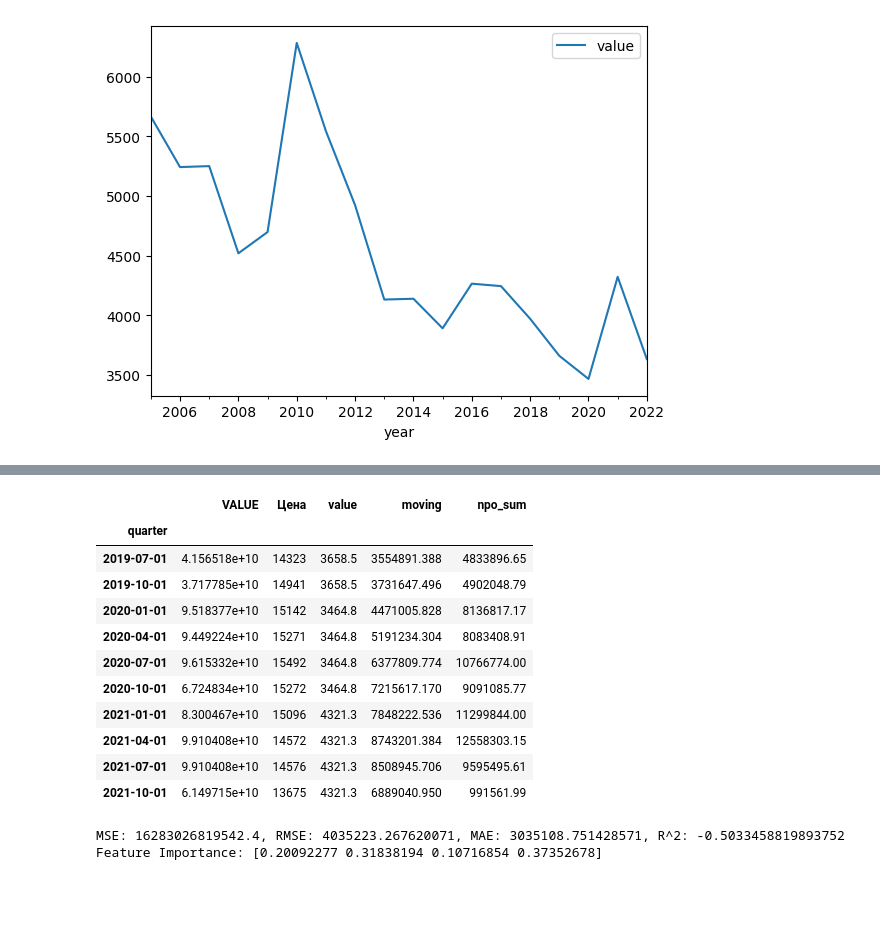
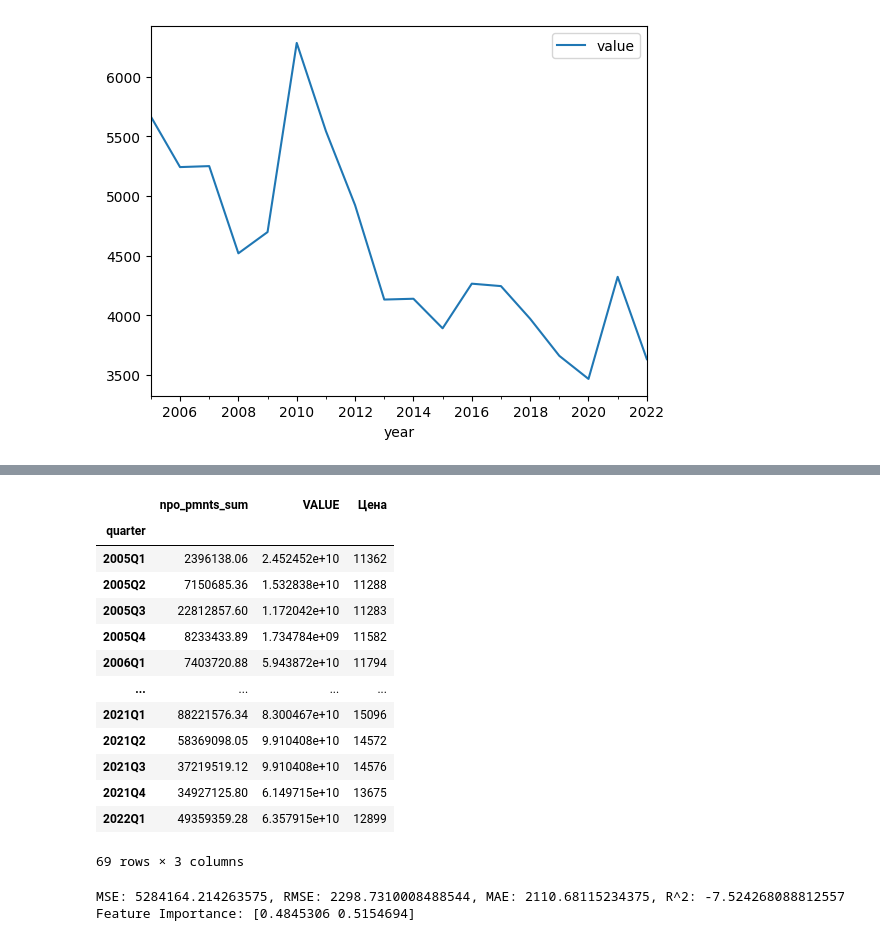
Before and after one commit to Snopoff/NSPF-Financial-Behavior, a Jupyter notebook: Data_enjenering.ipynb, the cells around one changed output, grey strips where cells are left out. Cells and saved outputs as stored; diff of their text form; code cells hidden in the pictures; blank space fills up the shorter version.

```diff
--- a/Data_enjenering.ipynb
+++ b/Data_enjenering.ipynb
@@ -7,6 +5,6 @@ import seaborn as sns
 import random
 from datetime import datetime
 # %%
-df_client = pd.read_csv('npo_clnts.csv')
-df_cntbr = pd.read_csv('npo_cntrbtrs.csv')
-df_trans = pd.read_csv('npo_trnsctns.csv')
+df_client = pd.read_csv('train_data_npo/npo_clnts.csv')
+df_cntbr = pd.read_csv('train_data_npo/npo_cntrbtrs.csv')
+df_trans = pd.read_csv('train_data_npo/npo_trnsctns.csv')
@@ -56,6 +70,6 @@ len(df_cntbr['slctn_nmbr'].unique())
 # %% [output]
 4
 # %%
-df_trans['npo_operation_date'] = pd.to_datetime(df_trans['npo_operation_date'])
-df_trans.set_index('npo_operation_date', inplace=True)
-df_trans['quarter'] = df_trans.index.to_period('Q')
+df_cntbr['npo_accnt_status_date'] = pd.to_datetime(df_cntbr['npo_accnt_status_date'])
+df_cntbr.set_index('npo_accnt_status_date', inplace=True)
+df_cntbr['quarter'] = df_cntbr.index.to_period('Q')
@@ -80,5 +76,5 @@ df_trans
 # %%
-quarterly_data = df_trans.groupby(['quarter', 'slctn_nmbr']).agg({'npo_accnt_id': 'count', 'npo_sum': 'sum'})
+quarterly_data = df_cntbr.groupby(['quarter', 'slctn_nmbr']).agg({'npo_accnt_id': 'count', 'npo_pmnts_sum': 'sum'})
 quarterly_data.reset_index(inplace=True)
 quarterly_data.tail()
 quarterly_data = quarterly_data.loc[quarterly_data['quarter'] >= pd.Period('2005Q1')].reset_index(drop=True)
@@ -227,31 +206,27 @@ from sklearn.model_selection import GridSearchCV
 # %%
-target = quarterly_data[quarterly_data['slctn_nmbr']==3].reset_index(drop=True)
-df = pd.concat([target, df_moex, df_rgb, df_employ], join='inner', axis=1)
-df = df[['quarter', 'npo_accnt_id','npo_sum', 'VALUE', 'Цена', 'value']]
-df = df.iloc[:,3::]
-df['moving'] = [sum((df.loc[i-3:i,'npo_sum'])/5) if i > 4 else df.loc[i,'npo_sum'] for i in range(len(df))]
+target = quarterly_data[quarterly_data['slctn_nmbr']==1].reset_index(drop=True)
+df = pd.concat([target, df_moex, df_rgb], join='inner', axis=1)
+df = df[['quarter','npo_pmnts_sum', 'VALUE', 'Цена']]
+df = df.iloc[:,2::]
 df.index = df.loc[:, 'quarter'].reset_index(drop=True)
-df = df[['VALUE', 'Цена', 'value', 'moving', 'npo_sum']]
-df.index = pd.to_datetime(df.index.to_timestamp())
-#df[['npo_accnt_id', 'VALUE', 'Цена', 'value', 'npo_sum', 'moving']] - ЗДЕСЬ ВСЕ ФИЧИ
-df.tail(10)
+df = df[['npo_pmnts_sum', 'VALUE', 'Цена']]
+df
 # %% [output]
-|  | VALUE | Цена | value | moving | npo_sum |
-| quarter |  |  |  |  |  |
-| 2019-07-01 | 4.156518e+10 | 14323 | 3658.5 | 3554891.388 | 4833896.65 |
-| 2019-10-01 | 3.717785e+10 | 14941 | 3658.5 | 3731647.496 | 4902048.79 |
-| 2020-01-01 | 9.518377e+10 | 15142 | 3464.8 | 4471005.828 | 8136817.17 |
-| 2020-04-01 | 9.449224e+10 | 15271 | 3464.8 | 5191234.304 | 8083408.91 |
-| 2020-07-01 | 9.615332e+10 | 15492 | 3464.8 | 6377809.774 | 10766774.00 |
-| 2020-10-01 | 6.724834e+10 | 15272 | 3464.8 | 7215617.170 | 9091085.77 |
-| 2021-01-01 | 8.300467e+10 | 15096 | 4321.3 | 7848222.536 | 11299844.00 |
-| 2021-04-01 | 9.910408e+10 | 14572 | 4321.3 | 8743201.384 | 12558303.15 |
-| 2021-07-01 | 9.910408e+10 | 14576 | 4321.3 | 8508945.706 | 9595495.61 |
-| 2021-10-01 | 6.149715e+10 | 13675 | 4321.3 | 6889040.950 | 991561.99 |
+|  | npo_pmnts_sum | VALUE | Цена |
+| quarter |  |  |  |
+| 2005Q1 | 2396138.06 | 2.452452e+10 | 11362 |
+| 2005Q2 | 7150685.36 | 1.532838e+10 | 11288 |
+| 2005Q3 | 22812857.60 | 1.172042e+10 | 11283 |
+| 2005Q4 | 8233433.89 | 1.734784e+09 | 11582 |
+| 2006Q1 | 7403720.88 | 5.943872e+10 | 11794 |
+| ... | ... | ... | ... |
+| 2021Q1 | 88221576.34 | 8.300467e+10 | 15096 |
+| 2021Q2 | 58369098.05 | 9.910408e+10 | 14572 |
+| 2021Q3 | 37219519.12 | 9.910408e+10 | 14576 |
+| 2021Q4 | 34927125.80 | 6.149715e+10 | 13675 |
+| 2022Q1 | 49359359.28 | 6.357915e+10 | 12899 |
+69 rows × 3 columns
 # %%
-X = df.drop(columns=['npo_sum'])
-y = df['npo_sum']
-
 train_size = int(len(df) * 0.8)
 train_data, test_data = df.iloc[:train_size, :], df.iloc[train_size:, :]
 X_train = train_data.iloc[:, :-1]
@@ -259,7 +234,7 @@ y_train = train_data.iloc[:, -1]
 X_test = test_data.iloc[:, :-1]
 y_test = test_data.iloc[:, -1]
 
-model = XGBRegressor(colsample_bytree=0.7, learning_rate=0.01, max_depth=3, n_estimators=500, subsample=0.7)
+model = XGBRegressor()
 model.fit(X_train, y_train)
 
 y_pred = model.predict(X_test)
@@ -275,5 +250,5 @@ print(f'MSE: {mse}, RMSE: {rmse}, MAE: {mae}, R^2: {r2}')
 feature_importance = model.feature_importances_
 print(f'Feature Importance: {feature_importance}')
 # %% [output]
-MSE: 16283026819542.4, RMSE: 4035223.267620071, MAE: 3035108.751428571, R^2: -0.5033458819893752
-Feature Importance: [0.20092277 0.31838194 0.10716854 0.37352678]
+MSE: 5284164.214263575, RMSE: 2298.7310008488544, MAE: 2110.68115234375, R^2: -7.524268088812557
+Feature Importance: [0.4845306 0.5154694]
```
Also changed, not shown: parts of 11 cells of this notebook, 4 other files.
